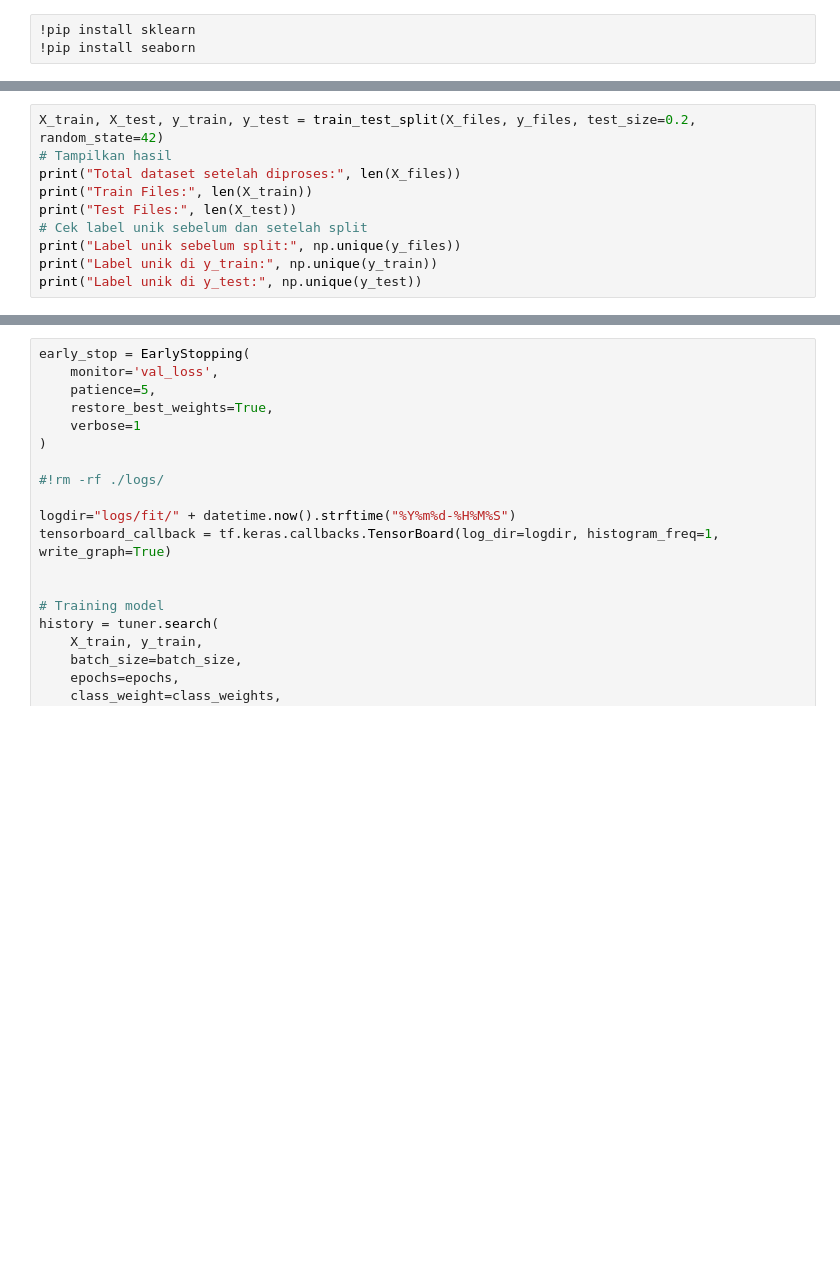
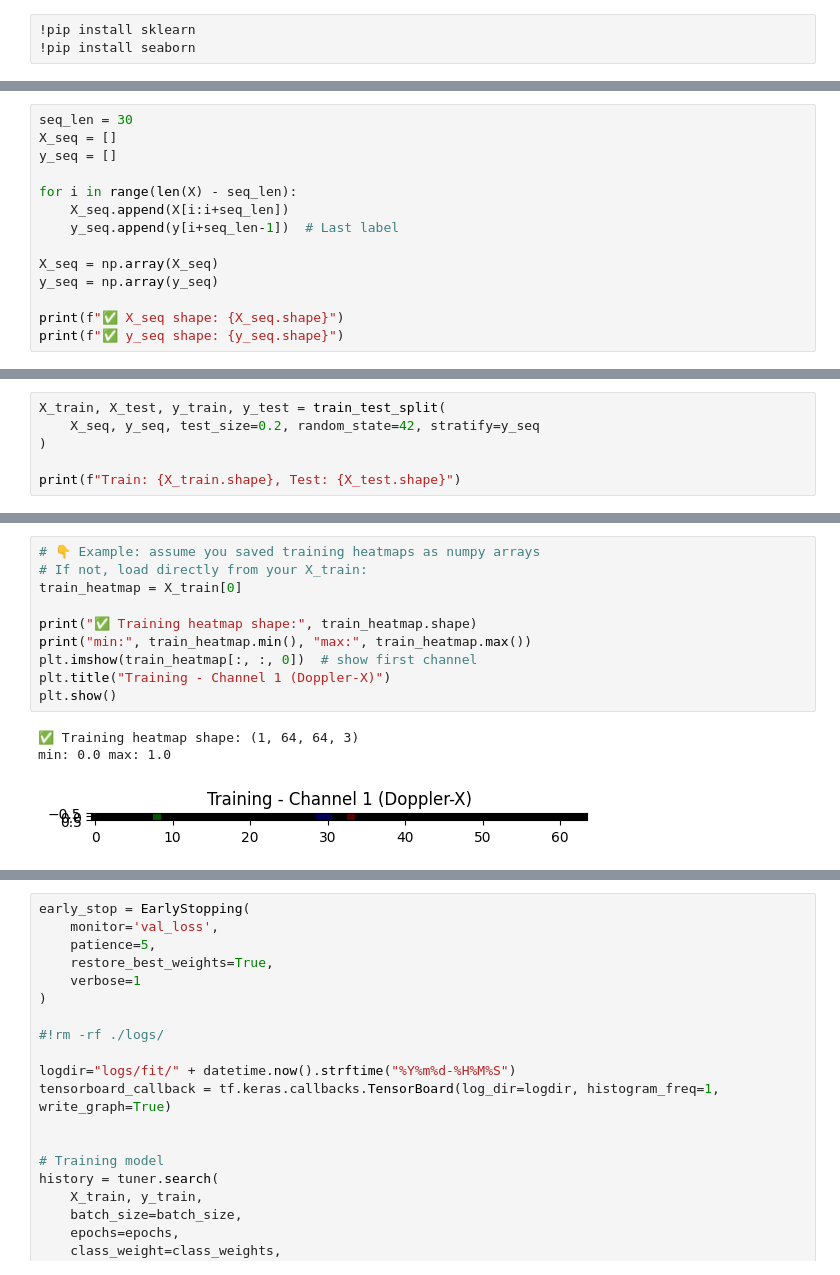
Before and after one commit to t4magoro/Hand-Sign-Radar, a Jupyter notebook: all_final copy1+LSTM2.ipynb, the cells around one changed output, grey strips where cells are left out. Drawn from its saved outputs; the diff is of its cells as text; blank space fills up the shorter version.

```diff
--- a/all_final copy1+LSTM2.ipynb
+++ b/all_final copy1+LSTM2.ipynb
@@ -189,0 +119,14 @@ if __name__ == "__main__":
+# %%
+seq_len = 30
+X_seq = []
+y_seq = []
+
+for i in range(len(X) - seq_len):
+    X_seq.append(X[i:i+seq_len])
+    y_seq.append(y[i+seq_len-1])  # Last label
+
+X_seq = np.array(X_seq)
+y_seq = np.array(y_seq)
+
+print(f"✅ X_seq shape: {X_seq.shape}")
+print(f"✅ y_seq shape: {y_seq.shape}")
@@ -189,0 +136,6 @@ if __name__ == "__main__":
+# %%
+X_train, X_test, y_train, y_test = train_test_split(
+    X_seq, y_seq, test_size=0.2, random_state=42, stratify=y_seq
+)
+
+print(f"Train: {X_train.shape}, Test: {X_test.shape}")
@@ -252,10 +160,0 @@ Train sequences: 48, Test sequences: 12
-# %%
-X_train, X_test, y_train, y_test = train_test_split(X_files, y_files, test_size=0.2, random_state=42)
-# Tampilkan hasil
-print("Total dataset setelah diproses:", len(X_files))
-print("Train Files:", len(X_train))
-print("Test Files:", len(X_test))
-# Cek label unik sebelum dan setelah split
-print("Label unik sebelum split:", np.unique(y_files))
-print("Label unik di y_train:", np.unique(y_train))
-print("Label unik di y_test:", np.unique(y_test))
@@ -411,0 +268,14 @@ TypeError: only integer scalar arrays can be converted to a scalar index
+# %%
+# 👇 Example: assume you saved training heatmaps as numpy arrays
+# If not, load directly from your X_train:
+train_heatmap = X_train[0]
+
+print("✅ Training heatmap shape:", train_heatmap.shape)
+print("min:", train_heatmap.min(), "max:", train_heatmap.max())
+plt.imshow(train_heatmap[:, :, 0])  # show first channel
+plt.title("Training - Channel 1 (Doppler-X)")
+plt.show()
+# %% [output]
+✅ Training heatmap shape: (1, 64, 64, 3)
+min: 0.0 max: 1.0
+[figure, added]
```
Also changed, not shown: parts of 19 cells of this notebook.
